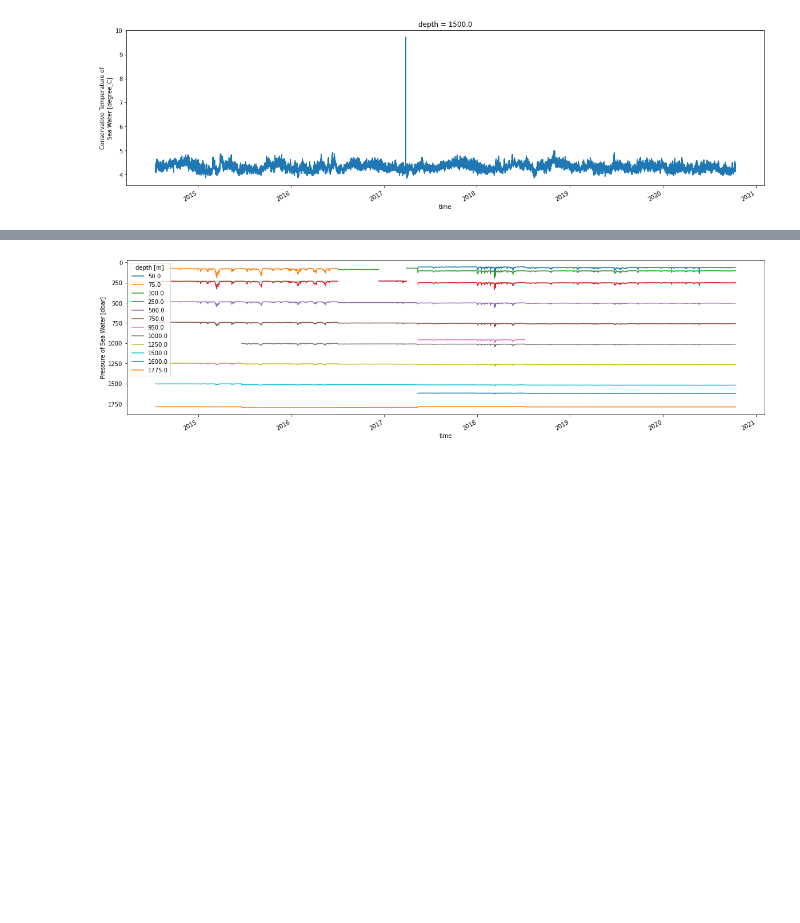
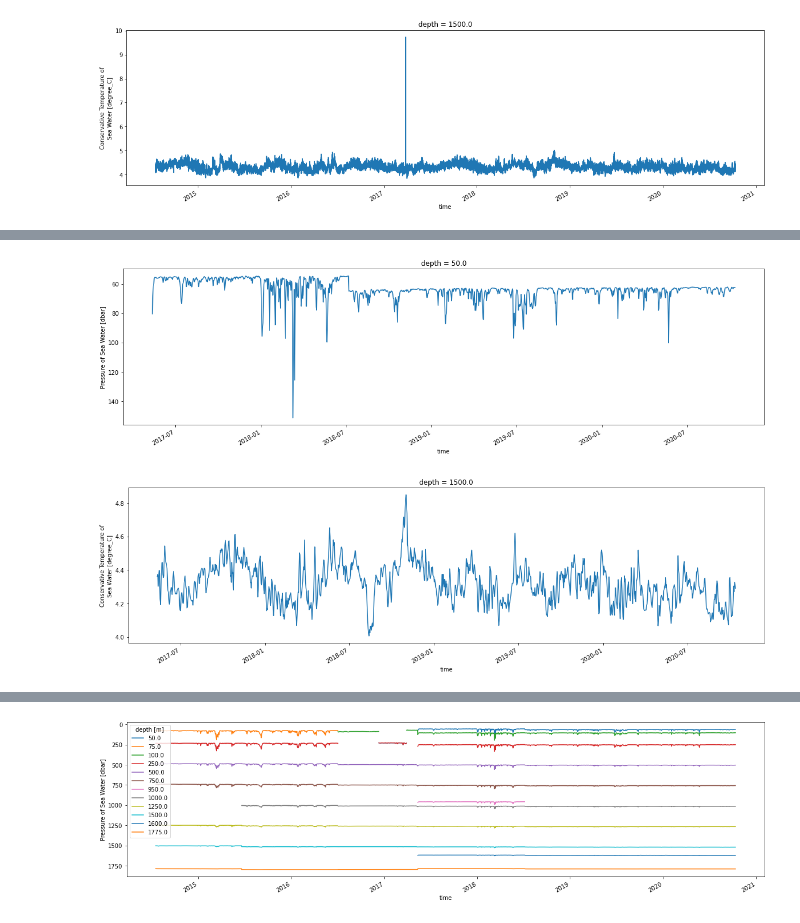
Before and after one commit to Marie-Louise-Korte/Rockall_Trough_MHW, a Jupyter notebook: Quality_control_EB.ipynb, the cells around one changed output, grey strips where cells are left out. Saved outputs shown, nothing was run; the diff lists cells and outputs as text; code cells hidden in the pictures; blank space fills up the shorter version.

```diff
--- a/Quality_control_EB.ipynb
+++ b/Quality_control_EB.ipynb
@@ -45,12 +45,12 @@ ds_eb1500 = xr.merge([ds_eb1500, ds_eb1500t])
 # %%
-ds_eb = ds_eb.drop_sel(depth=1500)
+#ds_eb = ds_eb.drop_sel(depth=1500)
 # %%
-ds_eb = xr.concat([ds_eb, ds_eb1500], dim = 'depth')
+#ds_eb = xr.concat([ds_eb, ds_eb1500], dim = 'depth')
 # %%
 ds_eb = ds_eb.resample(time = "1D").mean(keep_attrs=True);
 # %%
 ds_eb = xr.concat([ds_eb, ds_ox], dim = 'moor')
-# %%
-ds_eb = ds_eb.drop_sel(depth=755)
 # %%
 ds_eb = ds_eb.mean('moor', keep_attrs=True)
+# %%
+mask=(ds_eb.pres>0) & (ds_eb.pres.sel(depth=50)<200) & (ds_eb.temp.sel(depth = 1500)<5)
@@ -56,0 +71,6 @@ ds_eb = ds_eb.mean('moor', keep_attrs=True)
+# %%
+ds_eb.where(mask).pres.sel(depth=50).plot.line(x='time', figsize = (20,5), yincrease = False);
+ds_eb.where(mask).temp.sel(depth=1500).plot.line(x='time', figsize = (20,5));
+# %% [output]
+[figure, added]
+[figure, added]
```
Also changed, not shown: parts of 7 cells of this notebook, 1 other file.
